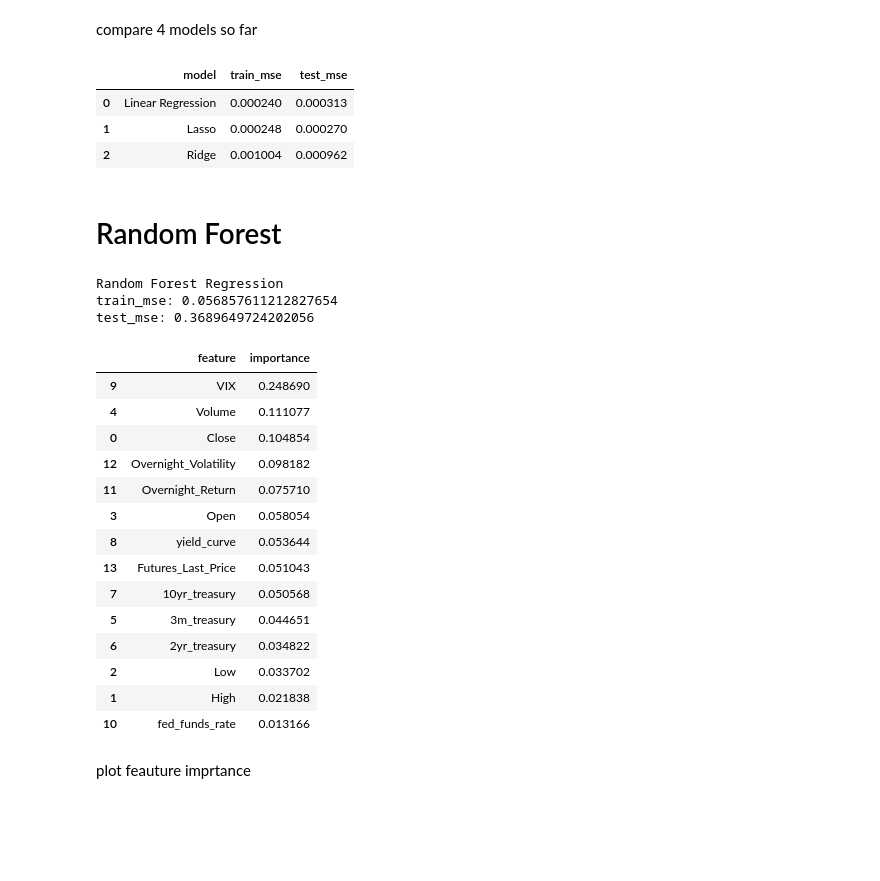
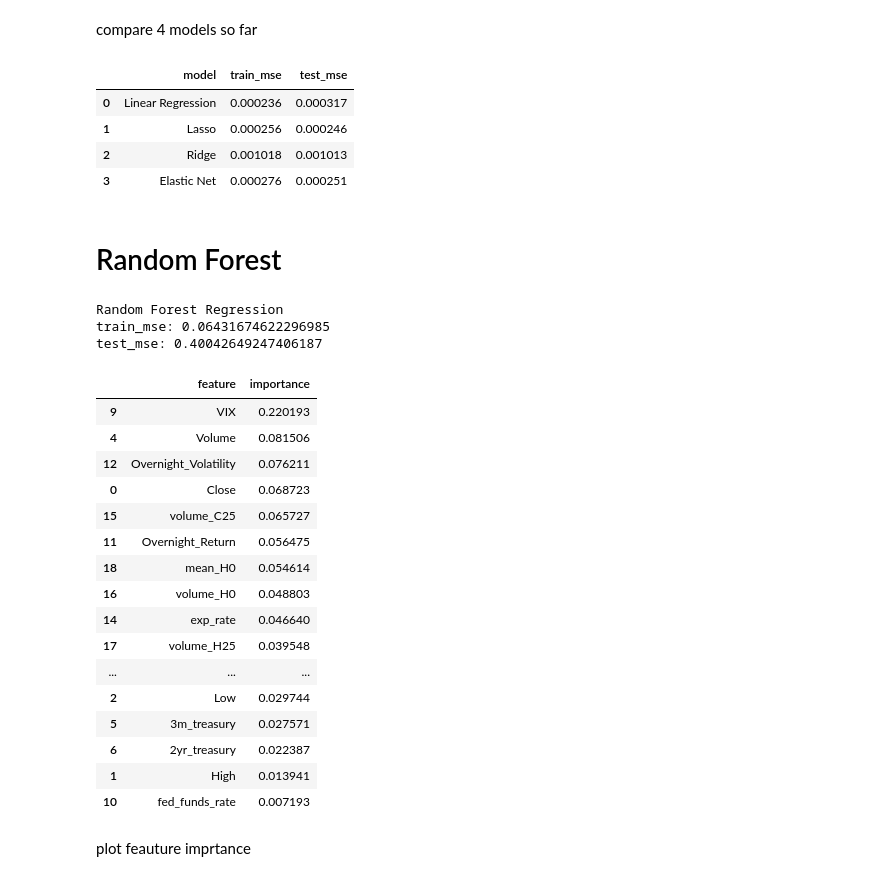
Before and after one commit to bradleyvance23/eco395-ml-midterm-kalshi, a Jupyter notebook: models_workflow.ipynb, the cells around one changed output. Saved outputs shown, nothing was run; the diff lists cells and outputs as text; code cells hidden in the pictures; blank space fills up the shorter version.

```diff
--- a/models_workflow.ipynb
+++ b/models_workflow.ipynb
@@ -25,4 +35,4 @@ df.head()
 # %%
-df = df.drop(columns=["mean_C25", "mean_H25", "exp_rate_open_interest"])
+# df = df.drop(columns=["mean_C25", "mean_H25", "exp_rate_open_interest"])
 df = df.fillna(0)
 # %% [output]
@@ -327,17 +363,18 @@ compare 4 models so far
 # %%
 comparison_df = pd.DataFrame(
     {
-        "model": ["Linear Regression", "Lasso", "Ridge"],
-        "train_mse": [train_mse, lasso_train_mse, ridge_train_mse],
-        "test_mse": [test_mse, lasso_test_mse, ridge_test_mse],
+        "model": ["Linear Regression", "Lasso", "Ridge", "Elastic Net"],
+        "train_mse": [train_mse, lasso_train_mse, ridge_train_mse, elastic_train_mse],
+        "test_mse": [test_mse, lasso_test_mse, ridge_test_mse, elastic_test_mse],
     }
 )
 comparison_df
 # %% [output]
 |  | model | train_mse | test_mse |
-| 0 | Linear Regression | 0.000240 | 0.000313 |
-| 1 | Lasso | 0.000248 | 0.000270 |
-| 2 | Ridge | 0.001004 | 0.000962 |
+| 0 | Linear Regression | 0.000236 | 0.000317 |
+| 1 | Lasso | 0.000256 | 0.000246 |
+| 2 | Ridge | 0.001018 | 0.001013 |
+| 3 | Elastic Net | 0.000276 | 0.000251 |
 # %% [markdown]
 # Random Forest
 # %%
@@ -361,8 +398,8 @@ print("train_mse:", random_forest_train_mse)
 print("test_mse:", random_forest_test_mse)
 # %% [output]
 Random Forest Regression
-train_mse: 0.056857611212827654
-test_mse: 0.3689649724202056
+train_mse: 0.06431674622296985
+test_mse: 0.40042649247406187
 # %%
 random_forest_importance_df = pd.DataFrame(
     {
@@ -374,20 +411,22 @@ random_forest_importance_df = random_forest_importance_df.sort_values("importanc
 random_forest_importance_df.head(20)
 # %% [output]
 |  | feature | importance |
-| 9 | VIX | 0.248690 |
-| 4 | Volume | 0.111077 |
-| 0 | Close | 0.104854 |
-| 12 | Overnight_Volatility | 0.098182 |
-| 11 | Overnight_Return | 0.075710 |
-| 3 | Open | 0.058054 |
-| 8 | yield_curve | 0.053644 |
-| 13 | Futures_Last_Price | 0.051043 |
-| 7 | 10yr_treasury | 0.050568 |
-| 5 | 3m_treasury | 0.044651 |
-| 6 | 2yr_treasury | 0.034822 |
-| 2 | Low | 0.033702 |
-| 1 | High | 0.021838 |
-| 10 | fed_funds_rate | 0.013166 |
+| 9 | VIX | 0.220193 |
+| 4 | Volume | 0.081506 |
+| 12 | Overnight_Volatility | 0.076211 |
+| 0 | Close | 0.068723 |
+| 15 | volume_C25 | 0.065727 |
+| 11 | Overnight_Return | 0.056475 |
+| 18 | mean_H0 | 0.054614 |
+| 16 | volume_H0 | 0.048803 |
+| 14 | exp_rate | 0.046640 |
+| 17 | volume_H25 | 0.039548 |
+| ... | ... | ... |
+| 2 | Low | 0.029744 |
+| 5 | 3m_treasury | 0.027571 |
+| 6 | 2yr_treasury | 0.022387 |
+| 1 | High | 0.013941 |
+| 10 | fed_funds_rate | 0.007193 |
 # %% [markdown]
 plot feauture imprtance
 # %%
```
Also changed, not shown: parts of 18 cells of this notebook.
